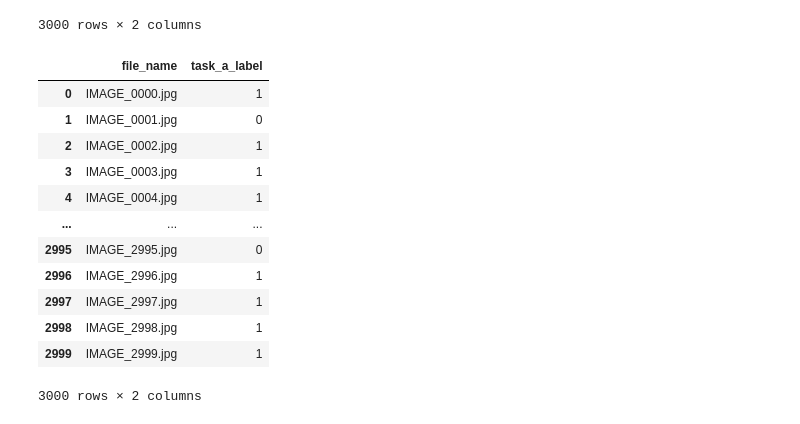
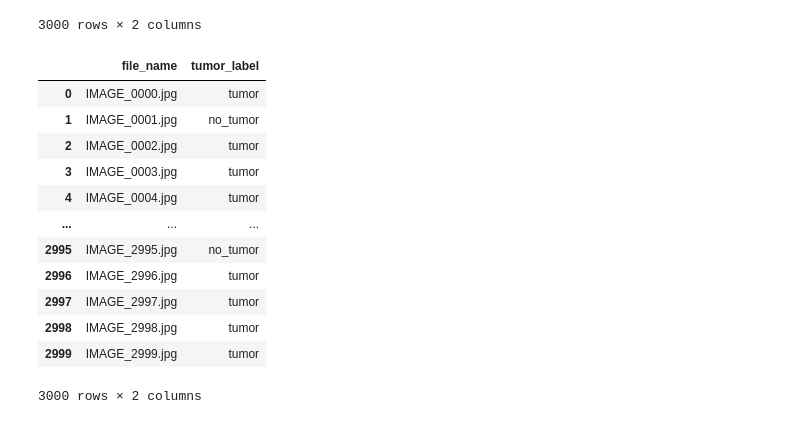
Before and after one commit to putubagusraka/AMLS_21-22_SN21049883, a Jupyter notebook: Assignment_AMLS_A.ipynb, the cells around one changed output. Cells and saved outputs as stored; diff of their text form; code cells hidden in the pictures.

```diff
--- a/Assignment_AMLS_A.ipynb
+++ b/Assignment_AMLS_A.ipynb
@@ -30,7 +33,7 @@ physical_device_desc: "device: 0, name: NVIDIA GeForce RTX 3060 Laptop GPU, pci
 ]
 # %%
 data_path="dataset/"
-label=pd.read_csv(data_path+"label.csv")
-file_names=list(label['file_name'])
-labels=list(label['label'])
+data=pd.read_csv(data_path+"label.csv")
+file_names=list(data['file_name'])
+labels=list(data['label'])
 # %%
@@ -63,18 +64,20 @@ label['task_a_label'] = label['label'].apply(lambda x: 0 if x == "no_tumor" else
+# %%
+data['tumor_label'] = data['label'].apply(lambda x: "no_tumor" if x == "no_tumor" else "tumor")
 # %%
-label = label.drop(columns = ['label'])
+data = data.drop(columns = ['label'])
 # %%
-label
+data
 # %% [output]
-|  | file_name | task_a_label |
-| 0 | IMAGE_0000.jpg | 1 |
-| 1 | IMAGE_0001.jpg | 0 |
-| 2 | IMAGE_0002.jpg | 1 |
-| 3 | IMAGE_0003.jpg | 1 |
-| 4 | IMAGE_0004.jpg | 1 |
+|  | file_name | tumor_label |
+| 0 | IMAGE_0000.jpg | tumor |
+| 1 | IMAGE_0001.jpg | no_tumor |
+| 2 | IMAGE_0002.jpg | tumor |
+| 3 | IMAGE_0003.jpg | tumor |
+| 4 | IMAGE_0004.jpg | tumor |
 | ... | ... | ... |
-| 2995 | IMAGE_2995.jpg | 0 |
-| 2996 | IMAGE_2996.jpg | 1 |
-| 2997 | IMAGE_2997.jpg | 1 |
-| 2998 | IMAGE_2998.jpg | 1 |
-| 2999 | IMAGE_2999.jpg | 1 |
+| 2995 | IMAGE_2995.jpg | no_tumor |
+| 2996 | IMAGE_2996.jpg | tumor |
+| 2997 | IMAGE_2997.jpg | tumor |
+| 2998 | IMAGE_2998.jpg | tumor |
+| 2999 | IMAGE_2999.jpg | tumor |
 3000 rows × 2 columns
```
Also changed, not shown: parts of 10 cells of this notebook, 2 other files.
